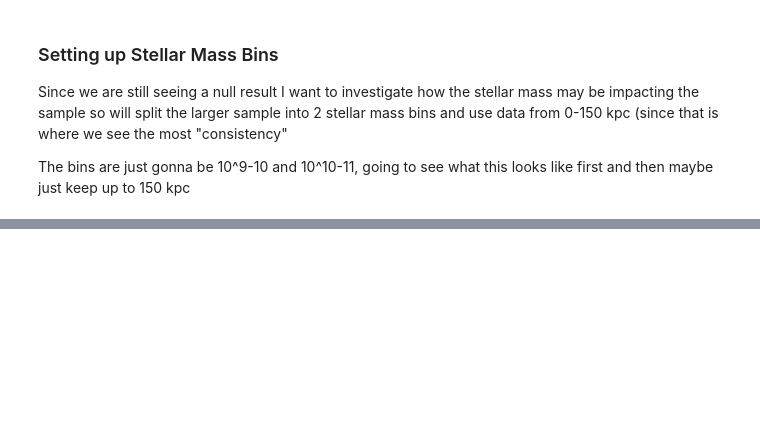
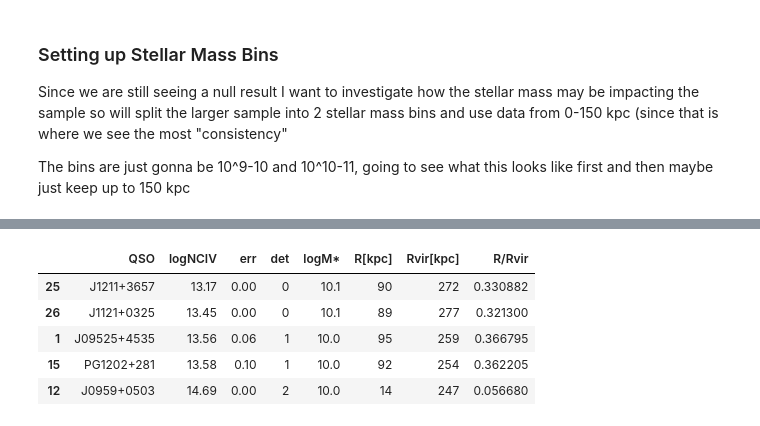
Before and after one commit to samlugarza/COS-Holes, a Jupyter notebook: notebooks/COS-Holes_&_literature_CIV_analysis.ipynb, the cells around one changed output, grey strips where cells are left out. Drawn from its saved outputs; the diff is of its cells as text; code cells hidden in the pictures; blank space fills up the shorter version.

```diff
--- a/notebooks/COS-Holes_&_literature_CIV_analysis.ipynb
+++ b/notebooks/COS-Holes_&_literature_CIV_analysis.ipynb
@@ -526,12 +545,0 @@ See the caveats in the documentation: https://pandas.pydata.org/pandas-docs/stab
-# %%
-#Bringing in the Bordoloi data and separating them into the mass bins that I have decided and then organizing them by det and non det
-#Bringing in known Bordoloi 2014 Data
-    #This runs from 8.2-10.1 so if just look at 9-10 there is a LOT
-#bordoloi = pd.read_csv("bordoloi_2014_CIV.csv", sep=",")
-bordoloi = bordoloi.loc[(bordoloi['R[kpc]'] <= 150) & (bordoloi['logM*'] >= 9) ]
-bordoloi.sort_values('det', inplace=True)
-
-bordoloi_low = bordoloi.loc[(bordoloi['logM*'] >= 9) & (bordoloi['logM*'] < 10)]
-bordoloi_high = bordoloi.loc[(bordoloi['logM*'] >= 10)]
-
-bordoloi_low
@@ -559,0 +561,18 @@ See the caveats in the documentation: https://pandas.pydata.org/pandas-docs/stab
+# %%
+####### BORDOLOI #########
+
+bordoloi_less150 = bordoloi.loc[(bordoloi['R[kpc]'] <= 150) & (bordoloi['logM*'] >= 9) ]
+#bordoloi_less150
+
+#separating into low and high sample
+bordoloi_low = bordoloi_less150.loc[(bordoloi_less150['logM*'] >= 9) & (bordoloi_less150['logM*'] < 10)]
+bordoloi_high = bordoloi_less150.loc[(bordoloi_less150['logM*'] >= 10)]
+
+bordoloi_high
+# %% [output]
+|  | QSO | logNCIV | err | det | logM* | R[kpc] | Rvir[kpc] | R/Rvir |
+| 25 | J1211+3657 | 13.17 | 0.00 | 0 | 10.1 | 90 | 272 | 0.330882 |
+| 26 | J1121+0325 | 13.45 | 0.00 | 0 | 10.1 | 89 | 277 | 0.321300 |
+| 1 | J09525+4535 | 13.56 | 0.06 | 1 | 10.0 | 95 | 259 | 0.366795 |
+| 15 | PG1202+281 | 13.58 | 0.10 | 1 | 10.0 | 92 | 254 | 0.362205 |
+| 12 | J0959+0503 | 14.69 | 0.00 | 2 | 10.0 | 14 | 247 | 0.056680 |
```
Also changed, not shown: parts of 12 cells of this notebook.
